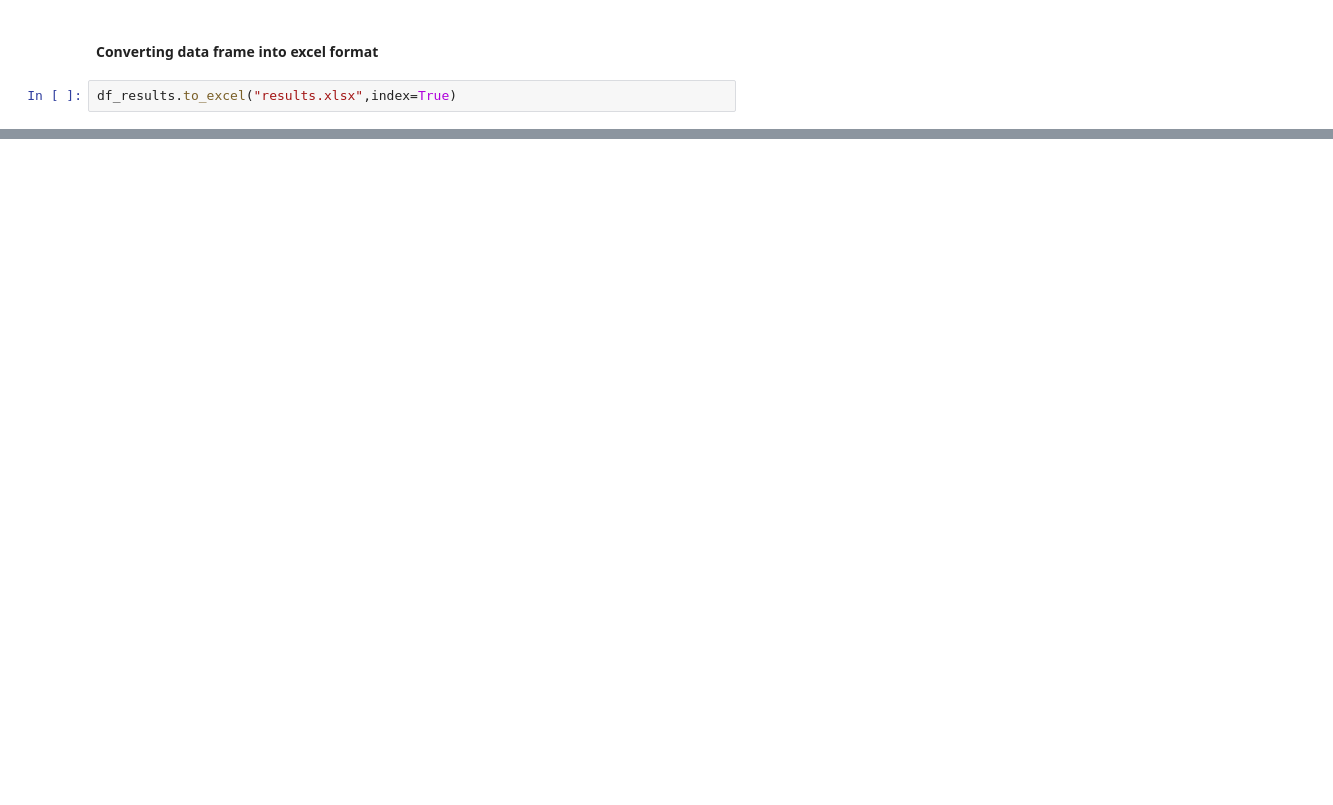
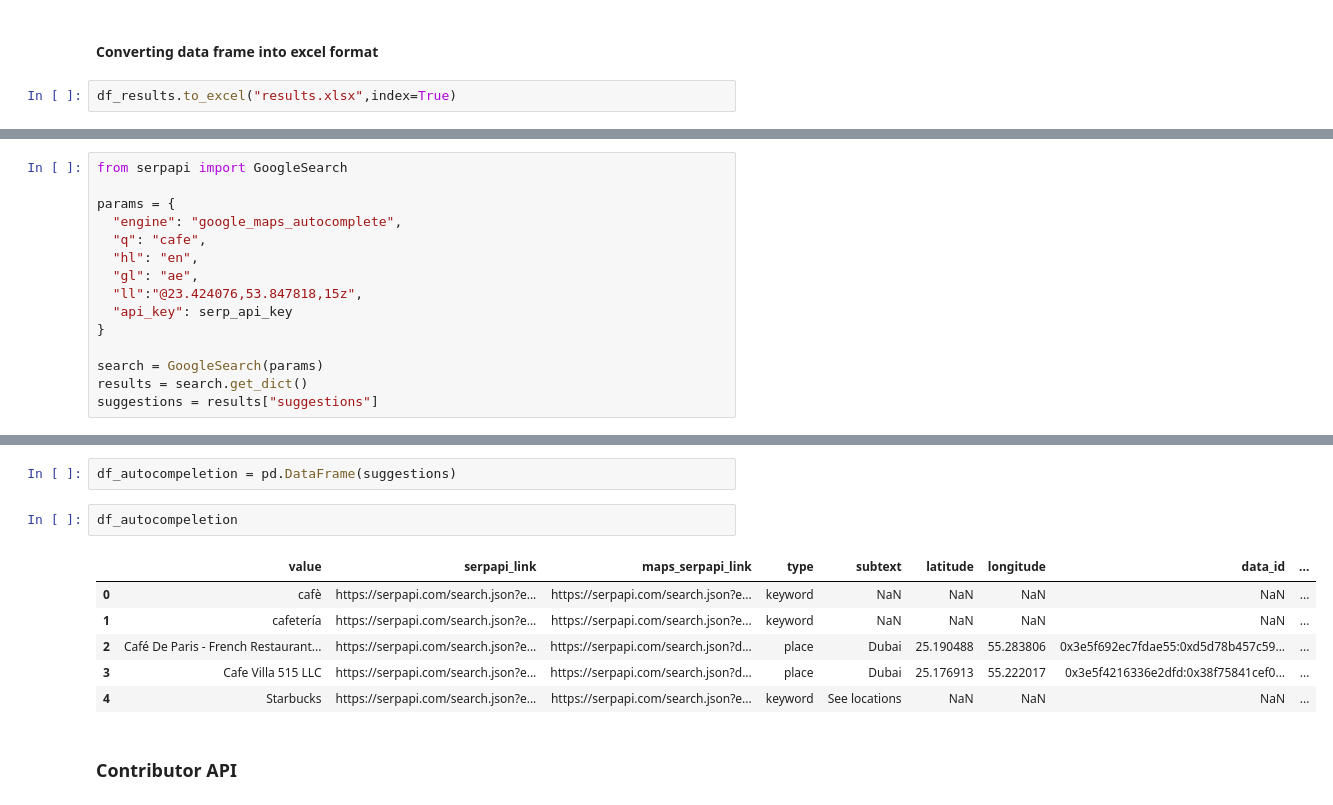
Before and after one commit to asifmushkin/Web-Scrape, a Jupyter notebook: 001_Google_Map/scrape.ipynb, the cells around one changed output, grey strips where cells are left out. Saved outputs shown, nothing was run; the diff lists cells and outputs as text; blank space fills up the shorter version.

Commit message:
Code for google autocompeletion, contributor reviews extraction and direction is update

```diff
--- a/001_Google_Map/scrape.ipynb
+++ b/001_Google_Map/scrape.ipynb
@@ -83,0 +80,15 @@ df_results.to_excel("results.xlsx",index=True)
+# %%
+from serpapi import GoogleSearch
+
+params = {
+  "engine": "google_maps_autocomplete",
+  "q": "cafe",
+  "hl": "en",
+  "gl": "ae",
+  "ll":"@23.424076,53.847818,15z",
+  "api_key": serp_api_key
+}
+
+search = GoogleSearch(params)
+results = search.get_dict()
+suggestions = results["suggestions"]
@@ -83,0 +115,13 @@ df_results.to_excel("results.xlsx",index=True)
+# %%
+df_autocompeletion = pd.DataFrame(suggestions)
+# %%
+df_autocompeletion
+# %% [output]
+|  | value | serpapi_link | maps_serpapi_link | type | subtext | latitude | longitude | data_id | ... |
+| 0 | cafè | https://serpapi.com/search.json?e... | https://serpapi.com/search.json?e... | keyword | NaN | NaN | NaN | NaN | ... |
+| 1 | cafetería | https://serpapi.com/search.json?e... | https://serpapi.com/search.json?e... | keyword | NaN | NaN | NaN | NaN | ... |
+| 2 | Café De Paris - French Restaurant... | https://serpapi.com/search.json?e... | https://serpapi.com/search.json?d... | place | Dubai | 25.190488 | 55.283806 | 0x3e5f692ec7fdae55:0xd5d78b457c59... | ... |
+| 3 | Cafe Villa 515 LLC | https://serpapi.com/search.json?e... | https://serpapi.com/search.json?d... | place | Dubai | 25.176913 | 55.222017 | 0x3e5f4216336e2dfd:0x38f75841cef0... | ... |
+| 4 | Starbucks | https://serpapi.com/search.json?e... | https://serpapi.com/search.json?e... | keyword | See locations | NaN | NaN | NaN | ... |
+# %% [markdown]
+### Contributor API
```
Also changed, not shown: parts of 21 cells of this notebook.
